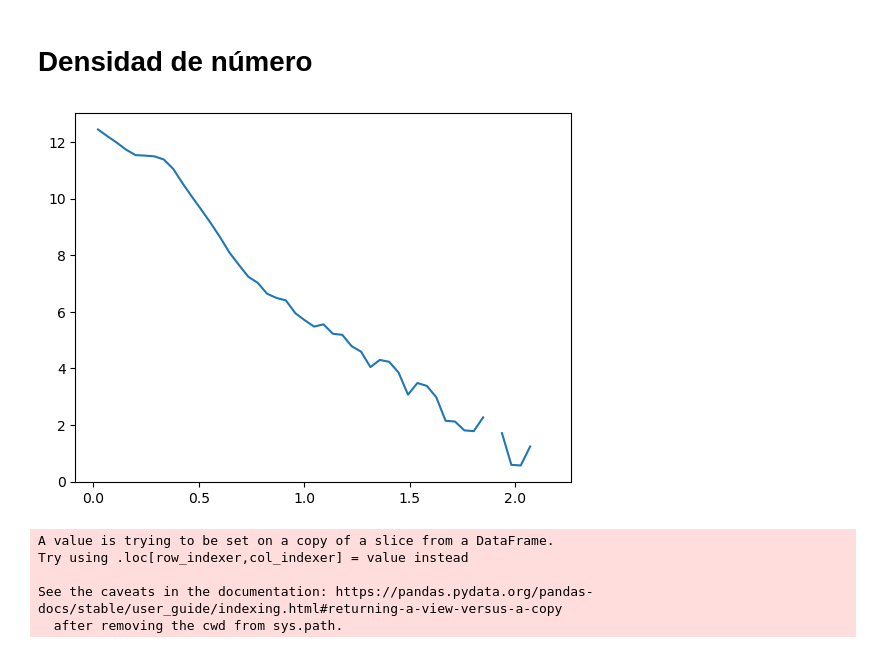
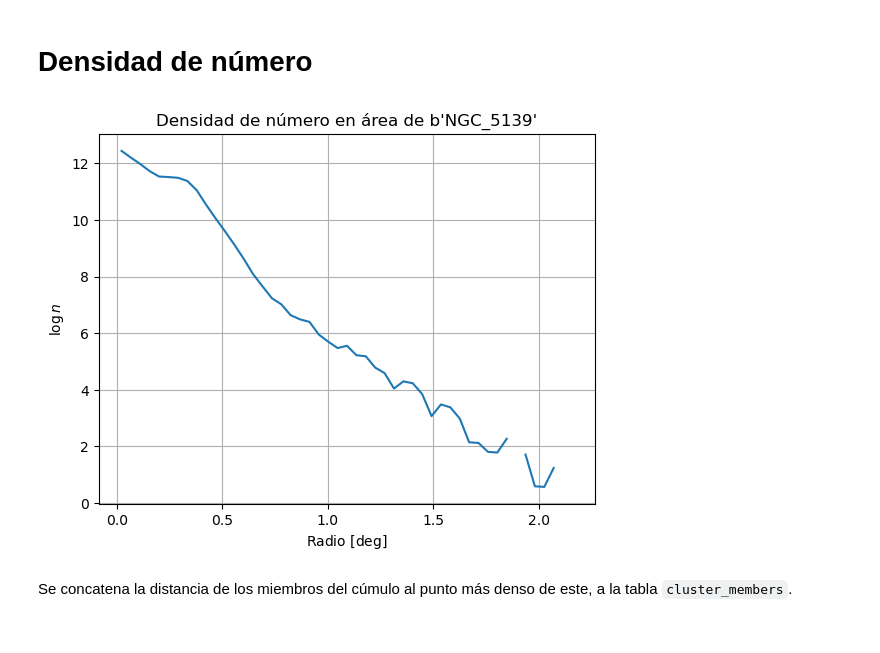
Before and after one commit to bejacore/trabajo-de-grado, a Jupyter notebook: notebooks/01-exploracion.ipynb, the cells around one changed output. Saved outputs shown, nothing was run; the diff lists cells and outputs as text; code cells hidden in the pictures.

```diff
--- a/notebooks/01-exploracion.ipynb
+++ b/notebooks/01-exploracion.ipynb
@@ -155,22 +135,21 @@ areas = ring_areas(rs)
 densities = ring_densities(areas, cluster_distance_members, rs)
 # %%
 plt.plot(radii, np.log(densities))
+plt.title(f"Densidad de número en área de {cluster_members['Name_x'][0]}")
+plt.xlabel(r"Radio $[$deg$]$")
+plt.ylabel(r'$\log{n}$')
+plt.grid(True)
 plt.show()
 # %% [output]
-[figure, old version]
+[figure, new version]
+# %% [markdown]
+Se concatena la distancia de los miembros del cúmulo al punto más denso de este, a la tabla `cluster_members`.
 # %%
 cluster_members = pd.concat([cluster_members, d_members], axis=1)
 # %%
-ppp = cluster_members.head(0)
-for i in range(len(radii)-1):
-    i_ring = cluster_members[(radii[i] < cluster_members['d_members']) & (cluster_members['d_members'] <= radii[i+1])]
-    i_ring['ring'] = i
-
-
-    ppp = pd.concat([ppp, i_ring], axis=0)
+cluster_members_per_ring = cluster_members.head(0)
+for i in range(len(rs)-1):
+    i_ring = pd.DataFrame.copy(cluster_members[(rs[i] < cluster_members['d_members']) & (cluster_members['d_members'] <= rs[i+1])])
+    if i_ring.shape[0] != 0:
+        i_ring.loc[:,'ring'] = i
+        cluster_members_per_ring = pd.concat([cluster_members_per_ring, i_ring], axis=0)
-# %% [output]
-A value is trying to be set on a copy of a slice from a DataFrame.
-Try using .loc[row_indexer,col_indexer] = value instead
-
-See the caveats in the documentation: https://pandas.pydata.org/pandas-docs/stable/user_guide/indexing.html#returning-a-view-versus-a-copy
-  after removing the cwd from sys.path.
```
Also changed, not shown: parts of 12 cells of this notebook.
